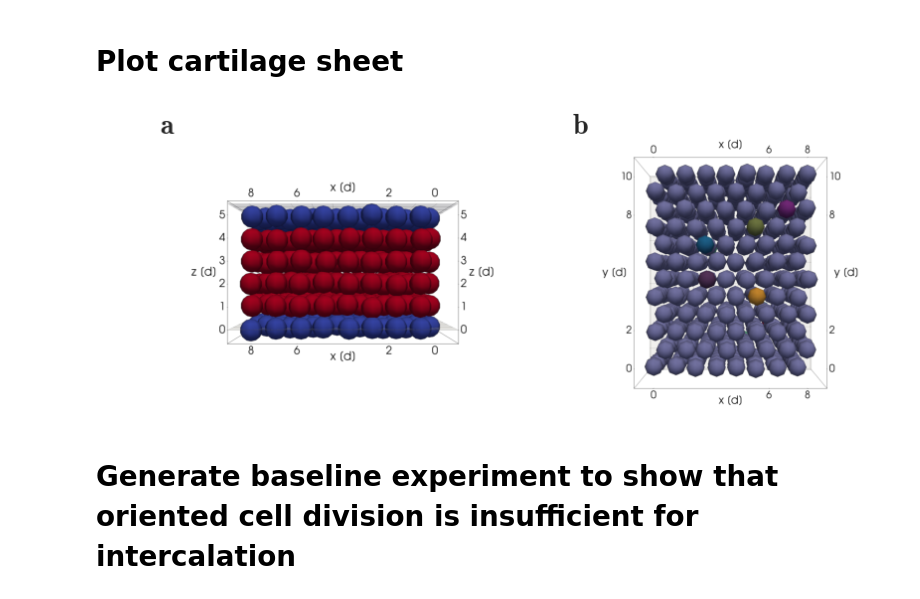
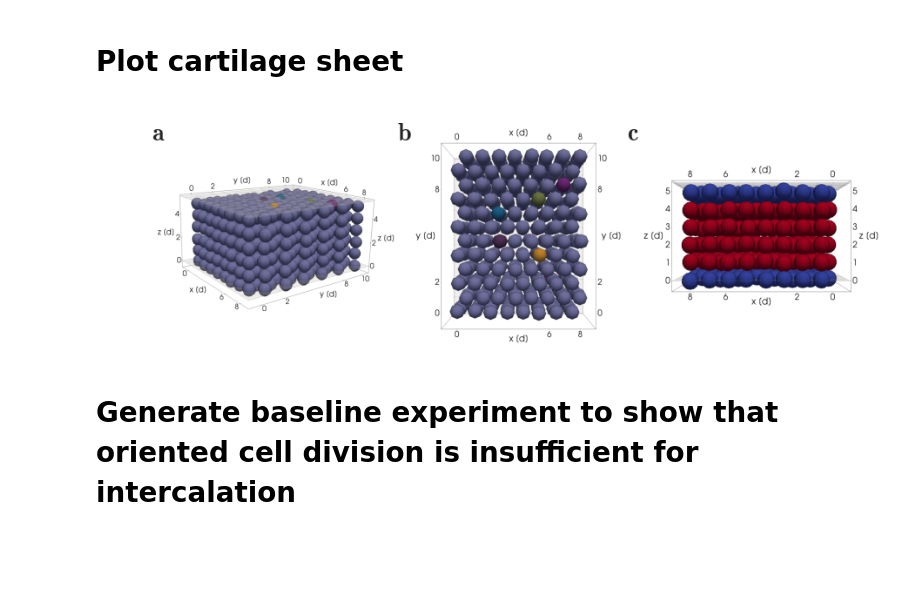
Before and after one commit to somathias/CartilageCBM, a Jupyter notebook: exp-baseline.ipynb, the cells around one changed output. Cells and saved outputs as stored; diff of their text form; code cells hidden in the pictures; blank space fills up the shorter version.

Commit message:
Update plots

```diff
--- a/exp-baseline.ipynb
+++ b/exp-baseline.ipynb
@@ -108,32 +108,44 @@ The runtime warning about all nan-slices is due there being time points at the b
 # %%
 import matplotlib.image as mpimg
 # %%
-fig, (ax1, ax2) = plt.subplots(1, 2,
-                                             figsize=(14,5), sharey='col', sharex='col',
+fig, (ax1, ax2, ax3) = plt.subplots(1, 3,
+                                             figsize=(15,5), sharey='col', sharex='col',
                                              gridspec_kw={ 'hspace': 0.001, 'wspace':0.00001},
                                              #tight_layout=True
                                             )
 
-initial = mpimg.imread('/home/kubuntu1804/Documents/sf_simulation_results/exp-draft/cartilage_sheet/baseline/20220609-141147/1/cartilage_sheet_configuration_-y_cell_tissue_types.png')
+#initial = mpimg.imread('/home/kubuntu1804/Documents/sf_simulation_results/exp-draft/cartilage_sheet/baseline/20220609-141147/1/cartilage_sheet_configuration_-y_cell_tissue_types.png')
+initial = mpimg.imread('/home/kubuntu1804/Documents/sf_simulation_results/exp-draft/cartilage_sheet/baseline/20220609-141147/1/cartilage_sheet_t0.png')
 #crop
-initial = initial[150:-150, 480:-480]
+initial = initial[200:-150, 520:-520]
 ax1.imshow(initial)
 #ax1.grid(False)
 ax1.axis('off')
-ax1.annotate(r'$\bf a$', (0.08, 0.9), xycoords='figure fraction', fontsize=28)
+ax1.annotate(r'$\bf a$', (0.07, 0.85), xycoords='figure fraction', fontsize=28)
 
-xy = mpimg.imread('/home/kubuntu1804/Documents/sf_simulation_results/exp-draft/cartilage_sheet/baseline/20220609-141147/1/cartilage_sheet_-z_t0.png')
+#initial = mpimg.imread('/home/kubuntu1804/Documents/sf_simulation_results/exp-draft/cartilage_sheet/baseline/20220609-141147/1/cartilage_sheet_configuration_-y_cell_tissue_types.png')
+initial = mpimg.imread('/home/kubuntu1804/Documents/sf_simulation_results/exp-draft/cartilage_sheet/baseline/20220609-141147/1/cartilage_sheet_-z_t0.png')
 #crop
-xy = xy[50:-50, 600:-600]
-ax2.imshow(xy)
+initial = initial[50:-50, 600:-600]
+ax2.imshow(initial)
 #ax1.grid(False)
 ax2.axis('off')
+ax2.annotate(r'$\bf b$', (0.38, 0.85), xycoords='figure fraction', fontsize=28)
+
+#xy = mpimg.imread('/home/kubuntu1804/Documents/sf_simulation_results/exp-draft/cartilage_sheet/baseline/20220609-141147/1/cartilage_sheet_-z_t0.png')
+xy= mpimg.imread('/home/kubuntu1804/Documents/sf_simulation_results/exp-draft/cartilage_sheet/baseline/20220609-141147/1/cartilage_sheet_configuration_-y_cell_tissue_types.png')
+
+#crop
+xy = xy[250:-250, 625:-625]
+ax3.imshow(xy)
+#ax1.grid(False)
+ax3.axis('off')
 #ax2.set_title(r'$\bf b$', loc='left', fontsize=28)
-ax2.annotate(r'$\bf b$', (0.6, 0.9), xycoords='figure fraction', fontsize=28)
+ax3.annotate(r'$\bf c$', (0.67, 0.85), xycoords='figure fraction', fontsize=28)
 
 plt.savefig(path_to_plots+'cartilage_sheet.pdf', bbox_inches='tight', dpi=600)
 # %% [output]
-[figure, old version]
+[figure, new version]
 # %% [markdown]
 # Generate baseline experiment to show that oriented cell division is insufficient for intercalation
 # %% [markdown]
```
Also changed, not shown: parts of 1 cell of this notebook, 1 other file.
